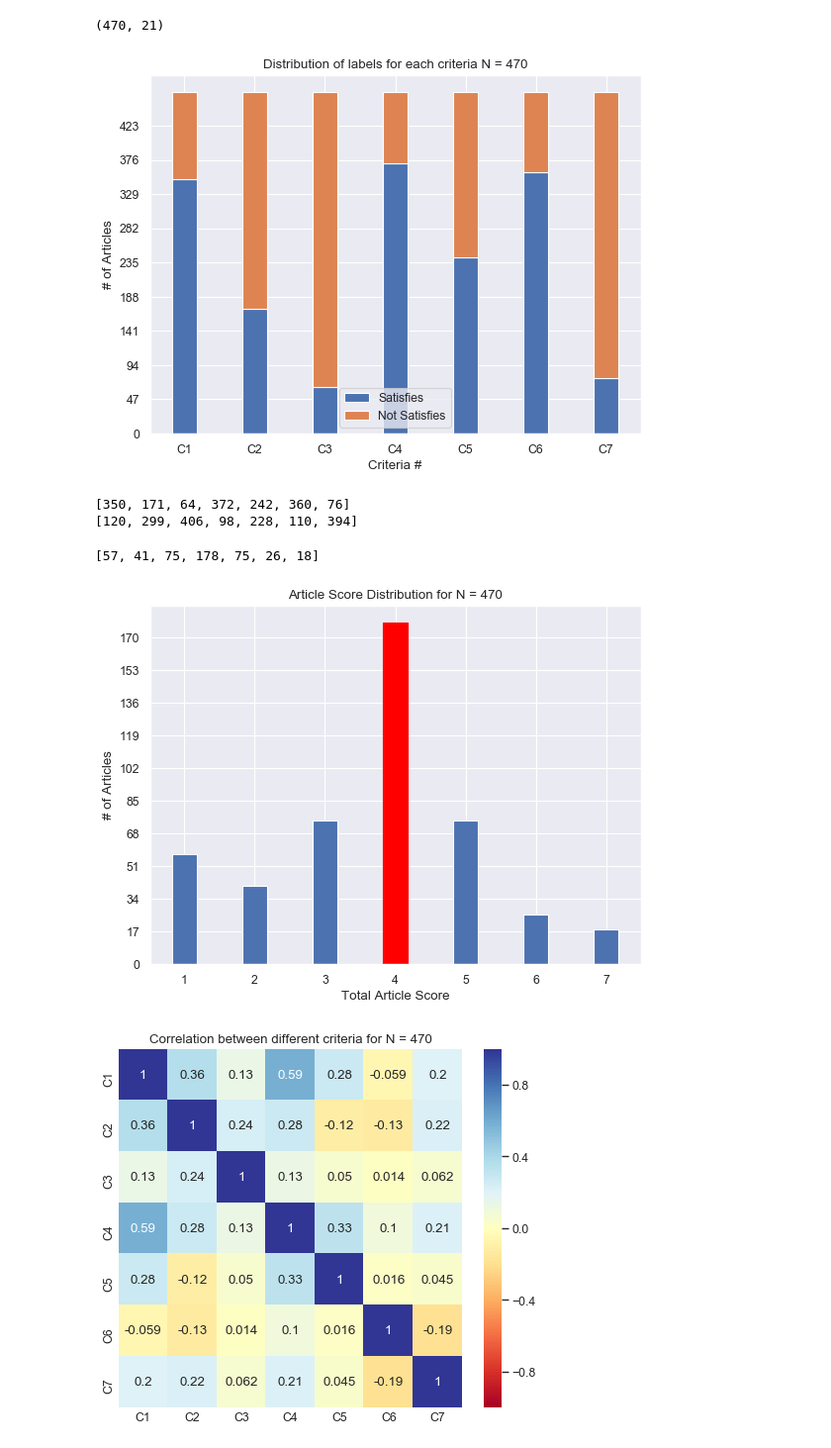
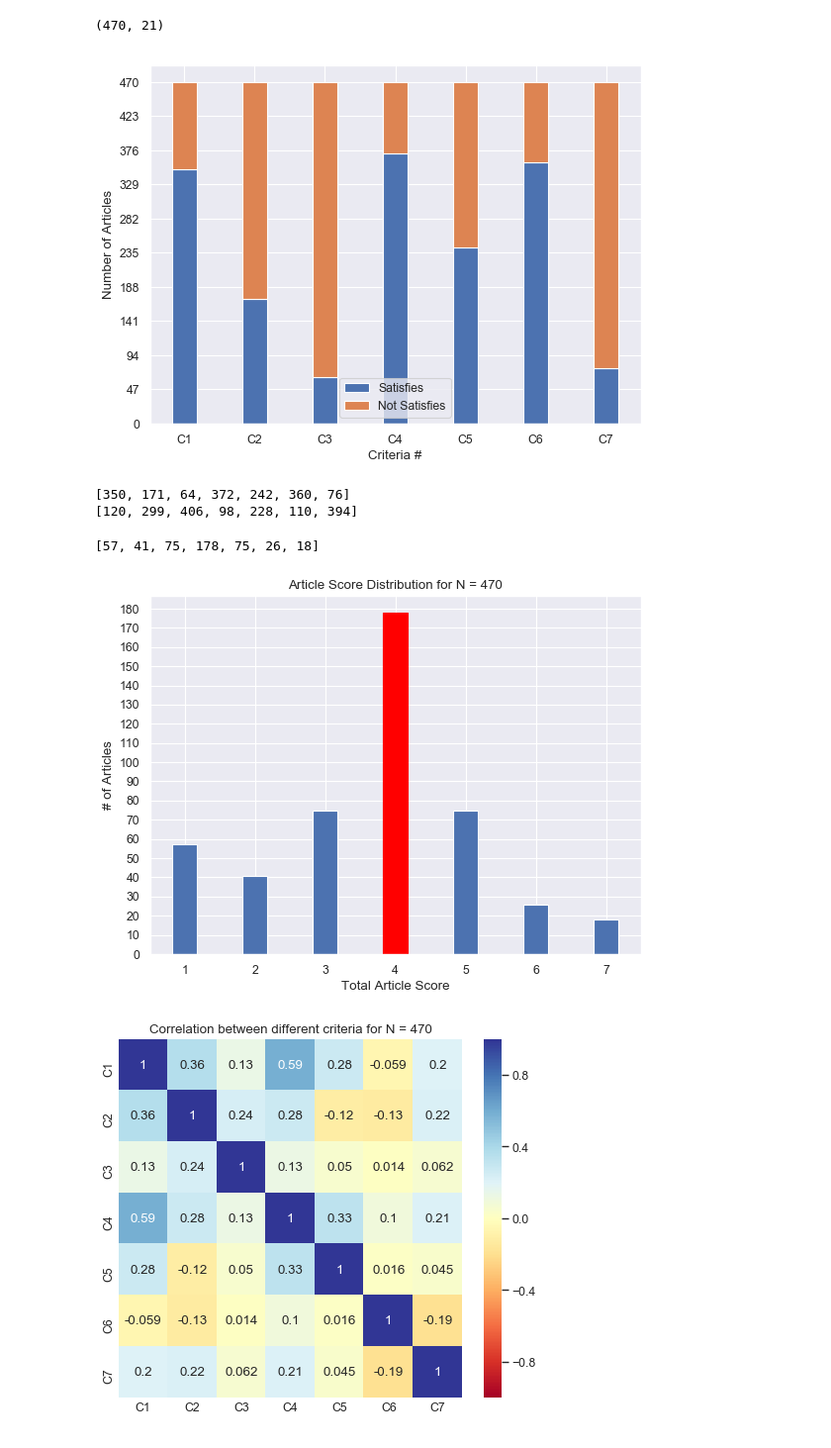
Before and after one commit to DioneJM/Honours-Thesis, a Jupyter notebook: Project/src/notebooks/Dataset-Visualisations.ipynb, the cells around one changed output. Shown at 99% size. Drawn from its saved outputs; the diff is of its cells as text; code cells hidden in the pictures.

```diff
--- a/Project/src/notebooks/Dataset-Visualisations.ipynb
+++ b/Project/src/notebooks/Dataset-Visualisations.ipynb
@@ -17,6 +17,7 @@ import seaborn as sns
 
 # Helpful variables
 EXT_DATA_FOLDER = "C:\\Users\\Admin\\Projects\\thesis\\data\\"
+IMAGE_FOLDER = "C:\\Users\\Admin\\OneDrive - Macquarie University\\Uni\\2018 Semester 2\\ENGG411\\Honours-Thesis\\Thesis\\images"
 EXT_DATA_FOLDER2 = "B:\\Datasets\\"
 CSV_FILES = ["url_text.csv", "url_text_part2.csv"]
 ACCESS_DATE = "October_4"
@@ -129,34 +130,32 @@ multi_labels = np.array([[int(x) for x in row] for row in labels])
 # %%
 import numpy as np
 import matplotlib.pyplot as plt
 from matplotlib.pyplot import figure
 sns.set()
 
 N = 7
 num_articles = len(labelled_articles)
 satisfy_count = [len(labelled_articles.loc[(labelled_articles[criteria] == 1)]) for criteria in criterias]
 not_satisfy_count = [len(labelled_articles.loc[(labelled_articles[criteria] == 0)]) for criteria in criterias]
-
 ind = np.arange(N)    # the x locations for the groups
 width = 0.35       # the width of the bars: can also be len(x) sequence
 
 figure(num=None, figsize=(8, 6), dpi=80, facecolor='w', edgecolor='k')
 p1 = plt.bar(ind, satisfy_count, width)
 p2 = plt.bar(ind, not_satisfy_count, width,
              bottom=satisfy_count)
-plt.ylabel('# of Articles')
+plt.ylabel('Number of Articles')
 plt.xlabel('Criteria #')
-plt.title('Distribution of labels for each criteria N = ' + str(num_articles))
 plt.xticks(ind, ('C1', 'C2', 'C3', 'C4', 'C5', 'C6', 'C7'))
-plt.yticks(np.arange(0, num_articles, int(num_articles/10)))
+plt.yticks(np.arange(0, (num_articles + 19) // 10 * 10, int(num_articles/10)))
 plt.legend((p1[0], p2[0]), ('Satisfies', 'Not Satisfies'))
 
-
+plt.savefig(os.path.join(IMAGE_FOLDER,'label-distribution.png'), bbox_inches='tight')
 plt.show()
 print(satisfy_count)
 print(not_satisfy_count)
 # %% [output]
-[figure, old version]
+[figure, new version]
 [350, 171, 64, 372, 242, 360, 76]
 [120, 299, 406, 98, 228, 110, 394]
 # %%
@@ -181,11 +180,12 @@ plt.ylabel('# of Articles')
 plt.xlabel('Total Article Score')
 plt.title('Article Score Distribution for N = ' + str(num_articles))
 plt.xticks(ind, ('1', '2', '3', '4', '5', '6', '7'))
-plt.yticks(np.arange(0, maximum, int(maximum/10)))
+plt.yticks(np.arange(0, (maximum + 19) // 10 * 10, 10))
+plt.savefig(os.path.join(IMAGE_FOLDER,'article-score-distribution.png'), bbox_inches='tight')
 plt.show()
 # %% [output]
 [57, 41, 75, 178, 75, 26, 18]
-[figure, old version]
+[figure, new version]
 # %%
 import numpy as np; np.random.seed(0)
 import seaborn as sns; sns.set()
```
Also changed, not shown: parts of 1 cell of this notebook, 14 other files.
